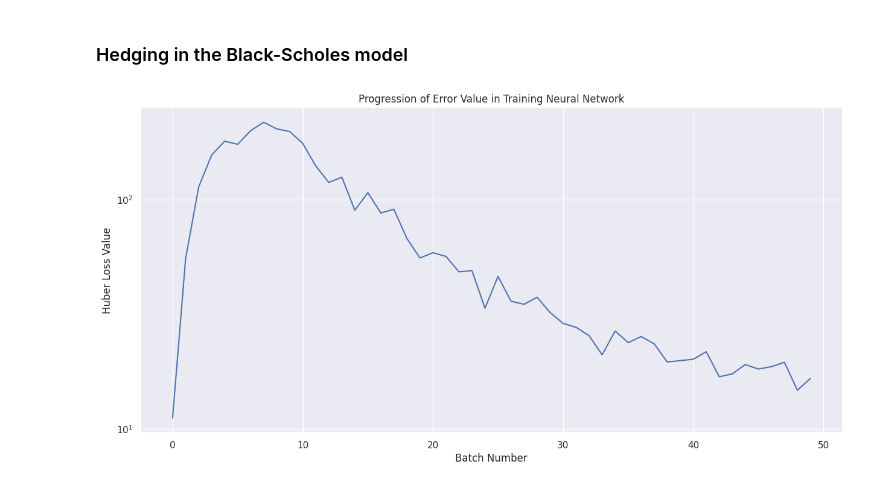
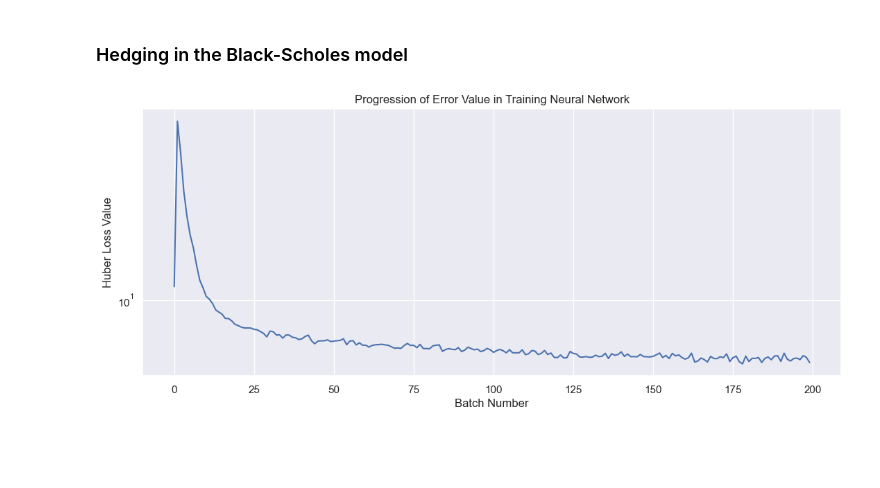
Before and after one commit to JurajZelman/deep-hedging, a Jupyter notebook: new_main.ipynb, the cells around one changed output. Cells and saved outputs as stored; diff of their text form; code cells hidden in the pictures; blank space fills up the shorter version.

Commit message:
Update feed-forward neural net approach

```diff
--- a/new_main.ipynb
+++ b/new_main.ipynb
@@ -11,7 +13,8 @@ from tqdm import tqdm
 # %%
 # Set the device
 DEVICE = torch.device("cuda" if torch.cuda.is_available() else "cpu")
+print(f"Using device: {DEVICE}")
 
 # Set the seaborn plotting theme
 sns.set_theme()
-plt.rcParams["figure.figsize"] = (15,7)
+plt.rcParams["figure.figsize"] = (13,5)
@@ -86,47 +91,40 @@ r = 0.05                # Risk-free interest rate
 sigma = 0.2             # Volatility
 T = 1                   # Time horizon
 N = 1000                # Number of time steps
-batch_size = 16         # Number of paths in each batch
-num_batches = 100       # Number of batches to generate
+batch_size = 5000       # Number of paths in each batch
+num_batches = 200       # Number of batches to generate
 
 BS_generator = BlackScholesGenerator(S0, r, sigma, T, N, batch_size,
                                      num_batches, DEVICE)
 # %%
 from deephedging.hedging import FeedForwardHedgingStrategy
 from deephedging.option_pricing import get_european_call_price
 
-# Parameters for the strategy neural network
+# Parameters for the neural network (hedging strategy)
 hidden_nodes = 100    # Number of hidden nodes in the neural network
-# batch_size = 5000     # Number of paths in each batch
-batch_size = 100      # Number of paths in each batch
-# num_batches = 200     # Number of batches
-num_batches = 50      # Number of batches
 lr = 0.05             # Learning rate
-
 
 # Initialize the hedging strategy
 errors = []
 loss = nn.HuberLoss()
-strategy = FeedForwardHedgingStrategy(hidden_nodes, N)
+strategy = FeedForwardHedgingStrategy(hidden_nodes, N).to(DEVICE)
 optimizer = optim.Adam(strategy.parameters(), lr=lr)
-BS_generator = BlackScholesGenerator(S0, r, sigma, T, N, batch_size,
-                                     num_batches, DEVICE)
 
 # Train the hedging neural networks
 for S in tqdm(BS_generator):
     optimizer.zero_grad()
     error = loss(strategy(S)[0], get_european_call_price(S[:,-1], S0))
     errors.append(error.item())
     error.backward()
     optimizer.step()
 
 # Plot the evolution of the error value
 fig, ax = plt.subplots()
 ax.set_yscale('log')
 plt.plot(np.array(errors))
 plt.xlabel("Batch Number")
 plt.ylabel("Huber Loss Value")
 plt.title("Progression of Error Value in Training Neural Network")
 plt.show()
 # %% [output]
-[figure, old version]
+[figure, new version]
```
Also changed, not shown: parts of 7 cells of this notebook, 4 other files.
